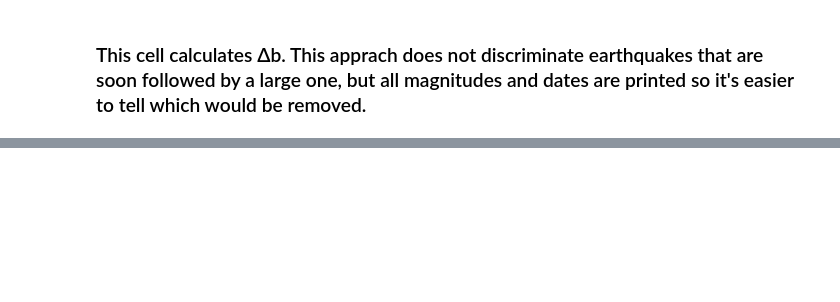
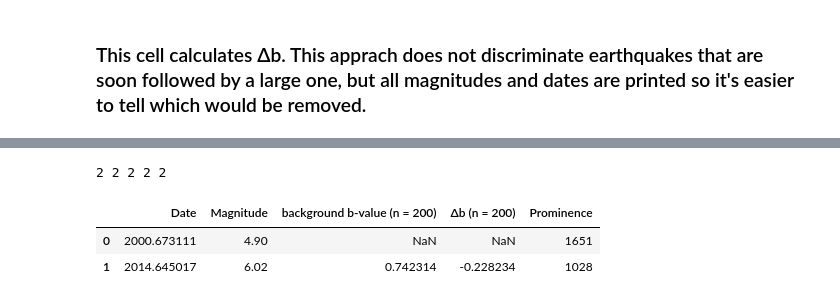
Before and after one commit to yair-franco/traffic_light_project, a Jupyter notebook: TLP_Table.ipynb, the cells around one changed output, grey strips where cells are left out. Saved outputs shown, nothing was run; the diff lists cells and outputs as text; code cells hidden in the pictures; blank space fills up the shorter version.

```diff
--- a/TLP_Table.ipynb
+++ b/TLP_Table.ipynb
@@ -403,7 +403,7 @@ for i in range(len(bigIndices)):
     medw = slide[ind-mws:ind] #median window
     #print(bEvent,len(medw),medw)
     mbEvent = np.median(medw) #median before event
-    bDiff = mbEvent - bEvent #bDiff is Δb
+    bDiff = -(mbEvent - bEvent) #bDiff is Δb
     diffs.append(bDiff)
     print(f"Earthquake {i+1} out of {len(bigIndices)} added. Magnitude: {mag[index][ind]}. Date: {time_year[index][ind]}. Median deviation: {bDiff}")
 
@@ -439,0 +525,20 @@ len(slide)
+# %%
+import pandas as pd
+
+print(len(time_year[index][bigIndices]),len(mag[index][bigIndices]),len(bbs),len(diffs),len(prominence))
+
+data = {f"Date": time_year[index][bigIndices],
+        f"Magnitude": mag[index][bigIndices],
+        f"background b-value (n = {mwm})": bbs,
+        f"Δb (n = {mwm})": diffs,
+        f"Prominence": prominence
+        }
+
+df = pd.DataFrame(data)
+
+df
+# %% [output]
+2 2 2 2 2
+|  | Date | Magnitude | background b-value (n = 200) | Δb (n = 200) | Prominence |
+| 0 | 2000.673111 | 4.90 | NaN | NaN | 1651 |
+| 1 | 2014.645017 | 6.02 | 0.742314 | -0.228234 | 1028 |
```
Also changed, not shown: parts of 8 cells of this notebook, 1 other file.
